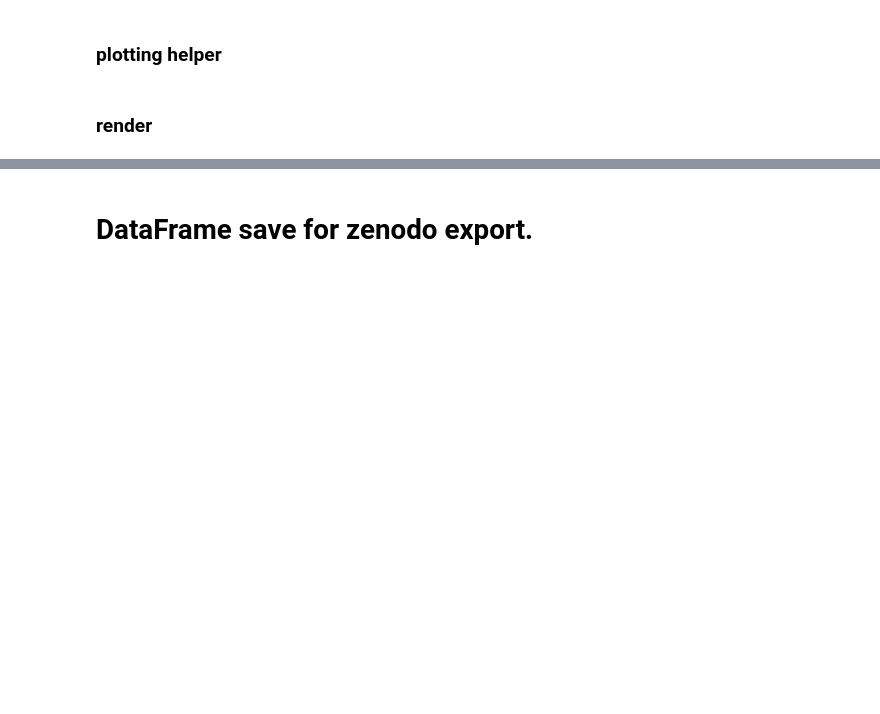
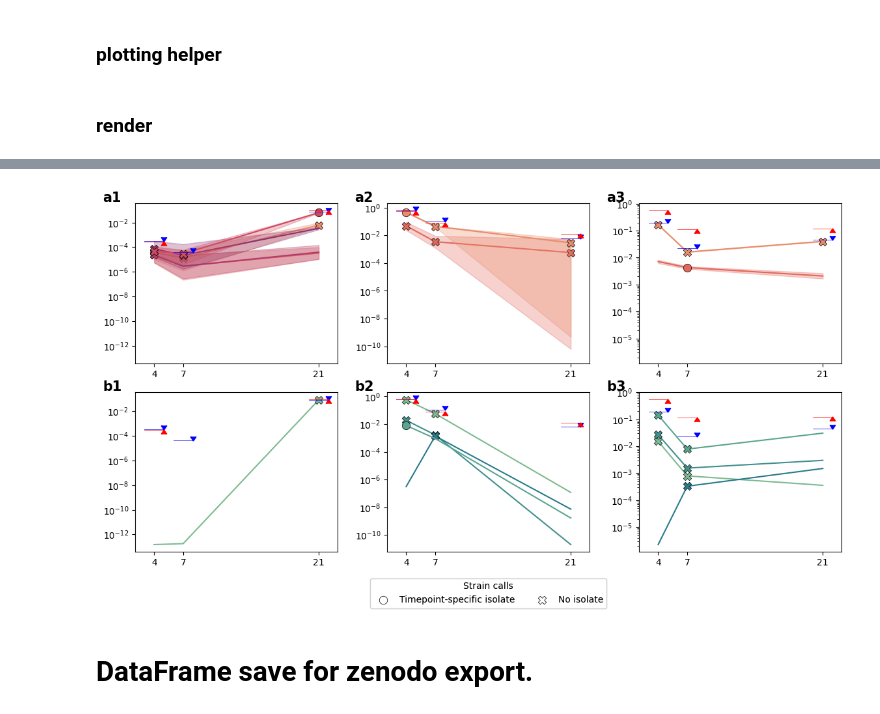
Before and after one commit to gibsonlab/chronostrain, a Jupyter notebook: examples/infant-nt/notebooks/inference_comparison.ipynb, the cells around one changed output, grey strips where cells are left out. Cells and saved outputs as stored; diff of their text form; code cells hidden in the pictures; blank space fills up the shorter version.

```diff
--- a/examples/infant-nt/notebooks/inference_comparison.ipynb
+++ b/examples/infant-nt/notebooks/inference_comparison.ipynb
@@ -2477,0 +2528,73 @@ done plotting.
+# %%
+size_scaling = 1.0
+fig = plt.figure(figsize=(14 * size_scaling, 8 * size_scaling))
+
+gs = gridspec.GridSpec(ncols=6, nrows=3, figure=fig, height_ratios=[1, 1, 0.15], wspace=0.65, hspace=0.25)
+timeseries1 = [fig.add_subplot(gs[0, 0:2]), fig.add_subplot(gs[1, 0:2])]
+timeseries1_labels = ['a1', 'b1']
+timeseries2 = [fig.add_subplot(gs[0, 2:4]), fig.add_subplot(gs[1, 2:4])]
+timeseries2_labels = ['a2', 'b2']
+timeseries3 = [fig.add_subplot(gs[0, 4:]), fig.add_subplot(gs[1, 4:])]
+timeseries3_labels = ['a3', 'b3']
+
+for ax in timeseries1 + timeseries2 + timeseries3:
+    ax.set_yscale('log')
+timeseries1[0].sharey(timeseries1[1])
+timeseries1[0].sharex(timeseries1[1])
+timeseries2[0].sharey(timeseries2[1])
+timeseries2[0].sharex(timeseries2[1])
+timeseries3[0].sharey(timeseries3[1])
+timeseries3[0].sharex(timeseries3[1])
+add_figure_labels(
+    fig,
+    timeseries1 + timeseries2 + timeseries3,
+    timeseries1_labels + timeseries2_labels + timeseries3_labels,
+    x_pos=-0.05, y_pos=1.01
+)
+
+legend_ax = fig.add_subplot(gs[-1, :])
+
+print("AVAILABLE KEYS:", list(dfs_to_plot.keys()))
+infant_id = 'A01077'
+plot_chronostrain(infant_id, plot_config.chronostrain['mut_002'].key, timeseries1[0], sb.color_palette("flare"), dfs_to_plot['chronostrain:mut_002'], plot_config.chronostrain['mut_002'].posterior)
+plot_mgems(infant_id, timeseries1[1], sb.color_palette("crest"), dfs_to_plot['mgems:mut_002_dm2'], marker_enforce_demix_ub=2)
+plot_third_party_species_estimates(infant_id, timeseries1[0], bracken_estimates, marker_color='blue', arrow_direction='down')
+plot_third_party_species_estimates(infant_id, timeseries1[1], bracken_estimates, marker_color='blue', arrow_direction='down')
+plot_third_party_species_estimates(infant_id, timeseries1[0], metaphlan_estimates, marker_color='red', arrow_direction='up')
+plot_third_party_species_estimates(infant_id, timeseries1[1], metaphlan_estimates, marker_color='red', arrow_direction='up')
+
+
+infant_id = 'B00053'
+plot_chronostrain(infant_id, plot_config.chronostrain['mut_002'].key, timeseries2[0], sb.color_palette("flare"), dfs_to_plot['chronostrain:mut_002'], plot_config.chronostrain['mut_002'].posterior)
+plot_mgems(infant_id, timeseries2[1], sb.color_palette("crest"), dfs_to_plot['mgems:mut_002_dm2'], marker_enforce_demix_ub=2)
+plot_third_party_species_estimates(infant_id, timeseries2[0], bracken_estimates, marker_color='blue', arrow_direction='down')
+plot_third_party_species_estimates(infant_id, timeseries2[1], bracken_estimates, marker_color='blue', arrow_direction='down')
+plot_third_party_species_estimates(infant_id, timeseries2[0], metaphlan_estimates, marker_color='red', arrow_direction='up')
+plot_third_party_species_estimates(infant_id, timeseries2[1], metaphlan_estimates, marker_color='red', arrow_direction='up')
+
+
+infant_id = 'B02273'
+plot_chronostrain(infant_id, plot_config.chronostrain['mut_002'].key, timeseries3[0], sb.color_palette("flare"), dfs_to_plot['chronostrain:mut_002'], plot_config.chronostrain['mut_002'].posterior)
+plot_mgems(infant_id, timeseries3[1], sb.color_palette("crest"), dfs_to_plot['mgems:mut_002_dm2'], marker_enforce_demix_ub=2)
+plot_third_party_species_estimates(infant_id, timeseries3[0], bracken_estimates, marker_color='blue', arrow_direction='down')
+plot_third_party_species_estimates(infant_id, timeseries3[1], bracken_estimates, marker_color='blue', arrow_direction='down')
+plot_third_party_species_estimates(infant_id, timeseries3[0], metaphlan_estimates, marker_color='red', arrow_direction='up')
+plot_third_party_species_estimates(infant_id, timeseries3[1], metaphlan_estimates, marker_color='red', arrow_direction='up')
+
+# ======= legend
+legends = []
+handles, labels = zip(*[
+    (legend_ax.scatter([], [], color='white', marker='o', s=80, edgecolors='black', linewidth=0.5), 'Timepoint-specific isolate'),
+    (legend_ax.scatter([], [], color='white', marker='X', s=80, edgecolors='black', linewidth=0.5), 'No isolate')
+])
+legends.append(legend_ax.legend(
+    handles, labels, title="Strain calls", bbox_to_anchor=(0.5, -0.34), loc="lower center", ncols=2,
+))
+for l in legends:
+    legend_ax.add_artist(l)
+legend_ax.axis('off')
+
+
+plt.savefig("plots/mutated_database_trajectories.pdf", bbox_inches='tight')
+print("done plotting.")
+# %% [output]
@@ -2478,3 +2609,4 @@ done plotting.
+[figure, added]
 # %% [markdown]
 # DataFrame save for zenodo export.
 # %% [markdown]
```
Also changed, not shown: parts of 29 cells of this notebook, 7 other files.
